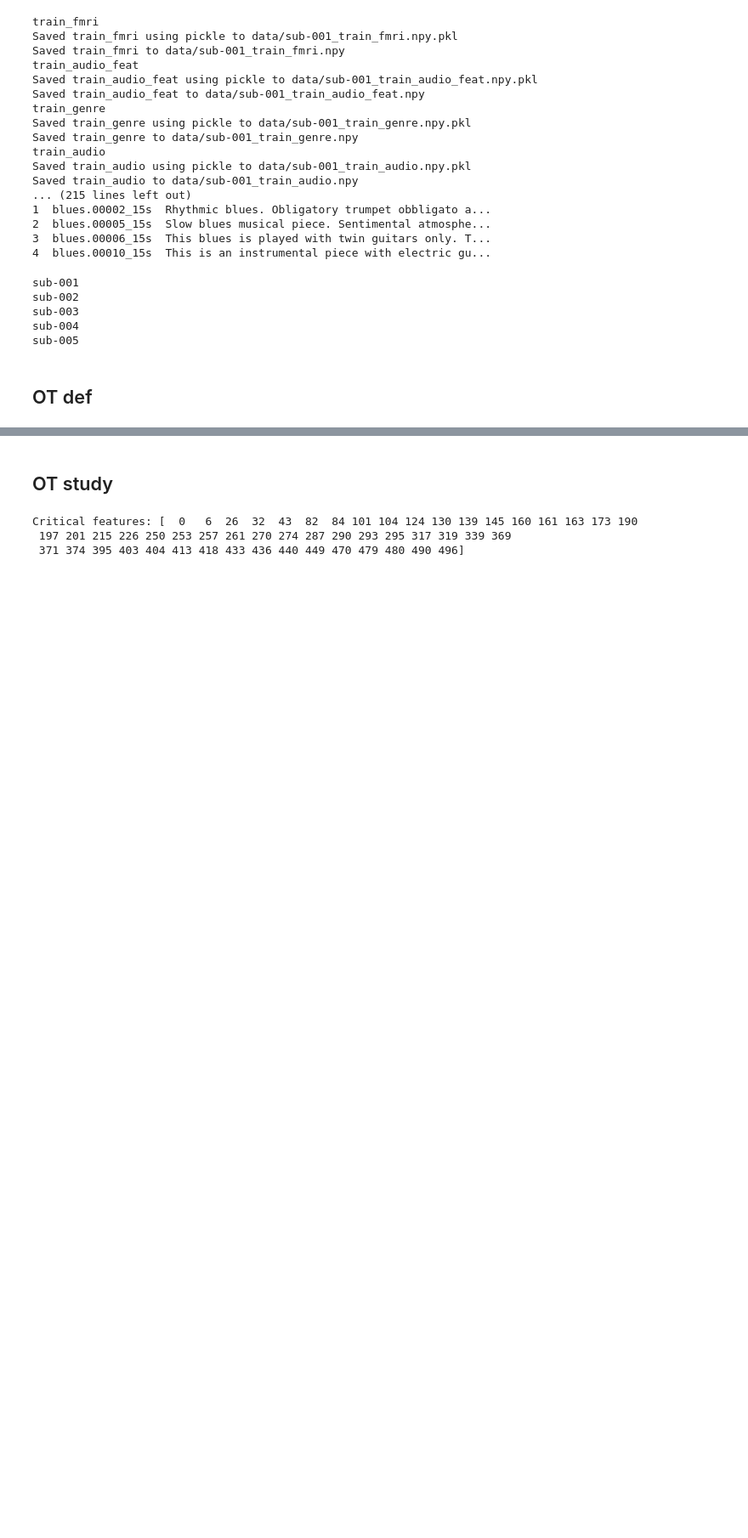
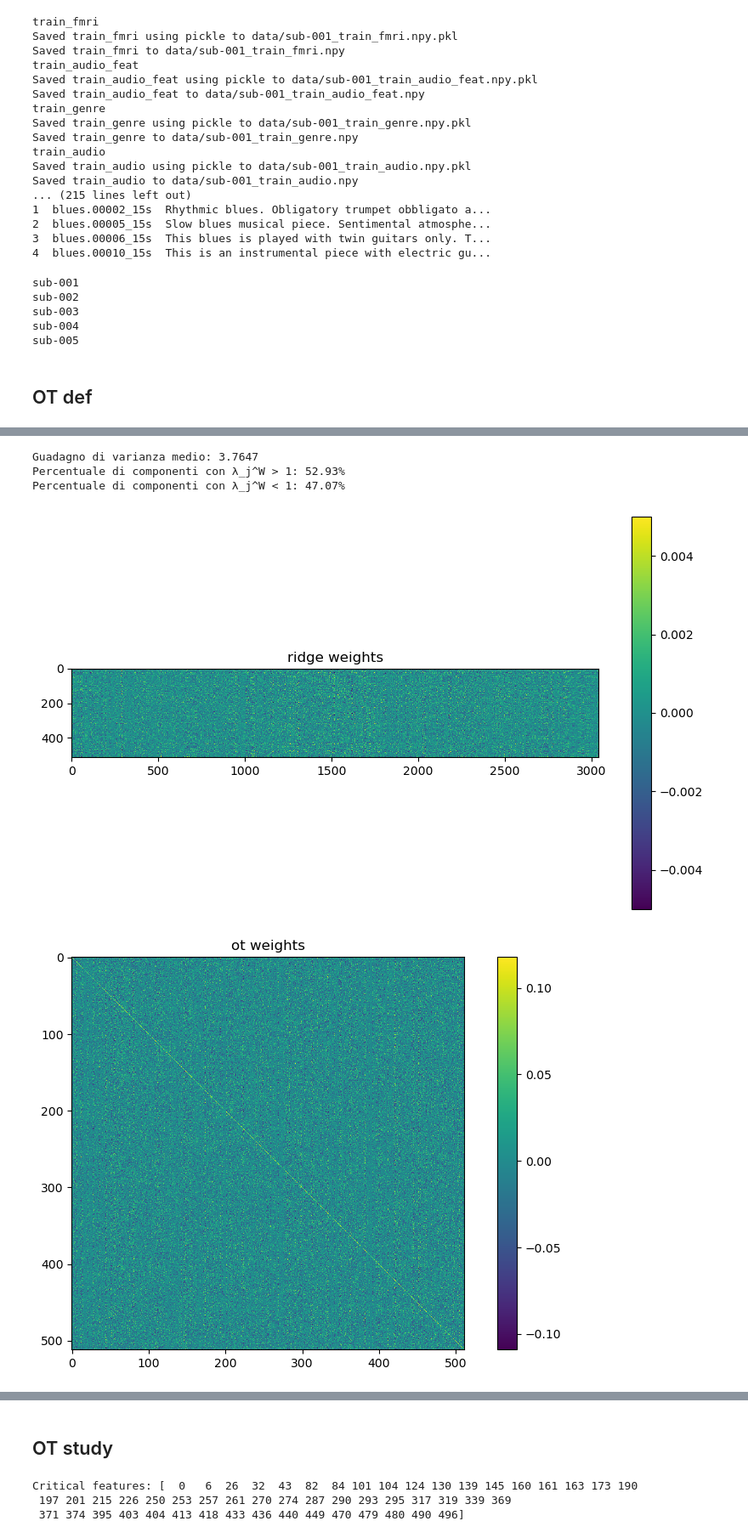
Before and after one commit to mattciff5/genre-to-fmri, a Jupyter notebook: AudioGen_OT.ipynb, the cells around one changed output, grey strips where cells are left out. Shown at 85% size. Saved outputs shown, nothing was run; the diff lists cells and outputs as text; code cells hidden in the pictures; blank space fills up the shorter version.

```diff
--- a/AudioGen_OT.ipynb
+++ b/AudioGen_OT.ipynb
@@ -510,0 +513,37 @@ with torch.no_grad():
+# %%
+ridge_cov = torch.cov(audio_feat_pred_train_torch.T)  # Covarianza dopo Ridge
+ot_cov = torch.cov(brain_to_latent_torch(audio_feat_pred_train_torch).T)  # Covarianza dopo OT
+ridge_eigvals = torch.linalg.eigvalsh(ridge_cov)
+
+lambda_ridge = 20
+
+ridge_shrink_eigvals = ridge_eigvals / (ridge_eigvals + lambda_ridge)
+ot_eigvals = torch.linalg.eigvalsh(ot_cov)
+w_eigvals = ot_eigvals / ridge_shrink_eigvals  # λ_j^W
+
+# Analizza il guadagno
+print(f"Guadagno di varianza medio: {w_eigvals.mean().item():.4f}")
+print(f"Percentuale di componenti con λ_j^W > 1: {100 * (w_eigvals > 1).float().mean().item():.2f}%")
+print(f"Percentuale di componenti con λ_j^W < 1: {100 * (w_eigvals < 1).float().mean().item():.2f}%")
+# %% [output]
+Guadagno di varianza medio: 3.7647
+Percentuale di componenti con λ_j^W > 1: 52.93%
+Percentuale di componenti con λ_j^W < 1: 47.07%
+# %%
+ridge_weights = brain_to_latent.coef_
+ot_weights = brain_to_latent_torch.output.weight.detach().cpu().numpy()
+
+plt.figure(figsize=(10, 6))
+plt.imshow(ridge_weights, interpolation="nearest", vmax=0.005, vmin=-0.005)
+plt.title("ridge weights")
+plt.colorbar()
+plt.show()
+
+plt.figure(figsize=(10, 6))
+plt.imshow(ot_weights, interpolation="nearest")
+plt.title("ot weights")
+plt.colorbar()
+plt.show()
+# %% [output]
+[figure, added]
+[figure, added]
```
Also changed, not shown: parts of 18 cells of this notebook, 2 other files.
